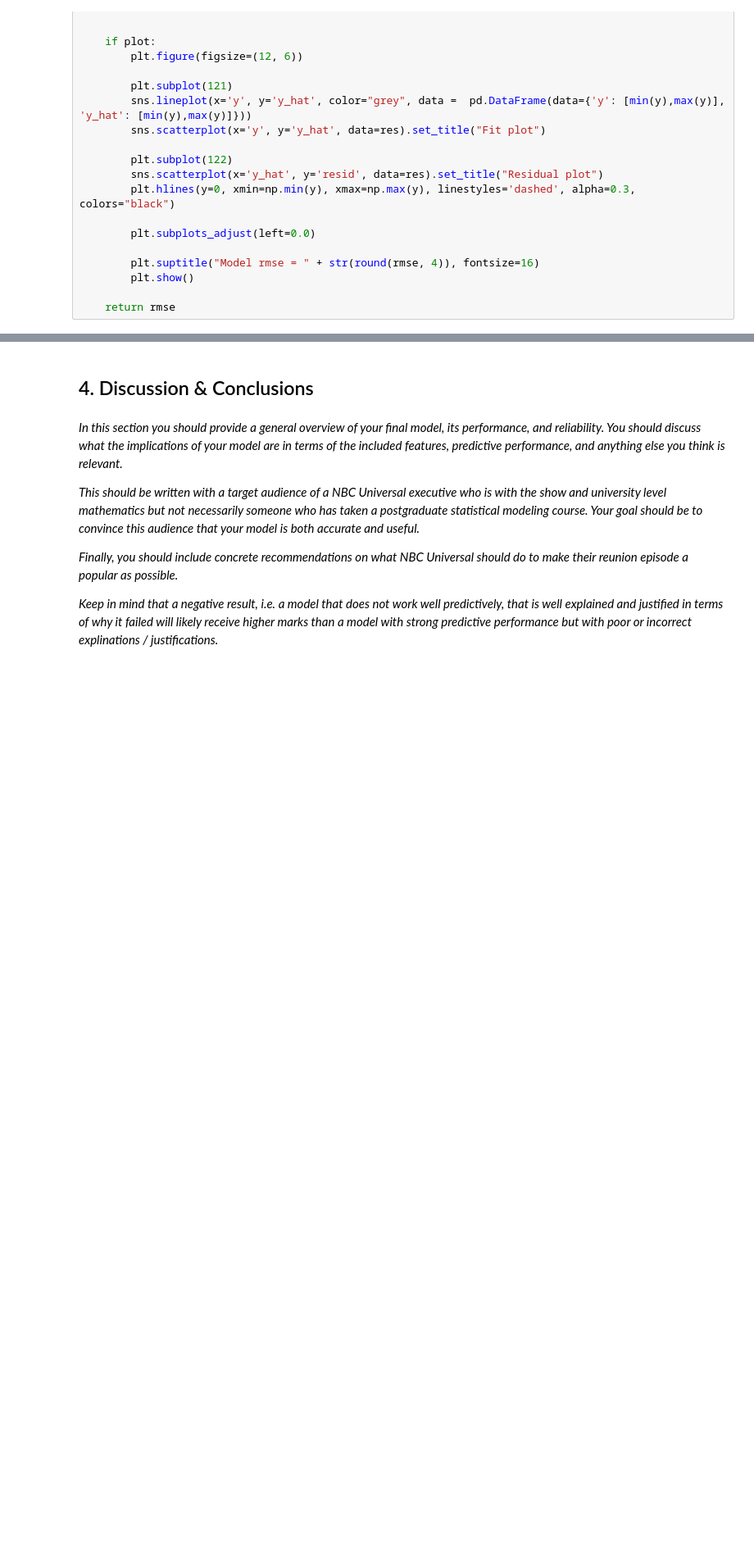
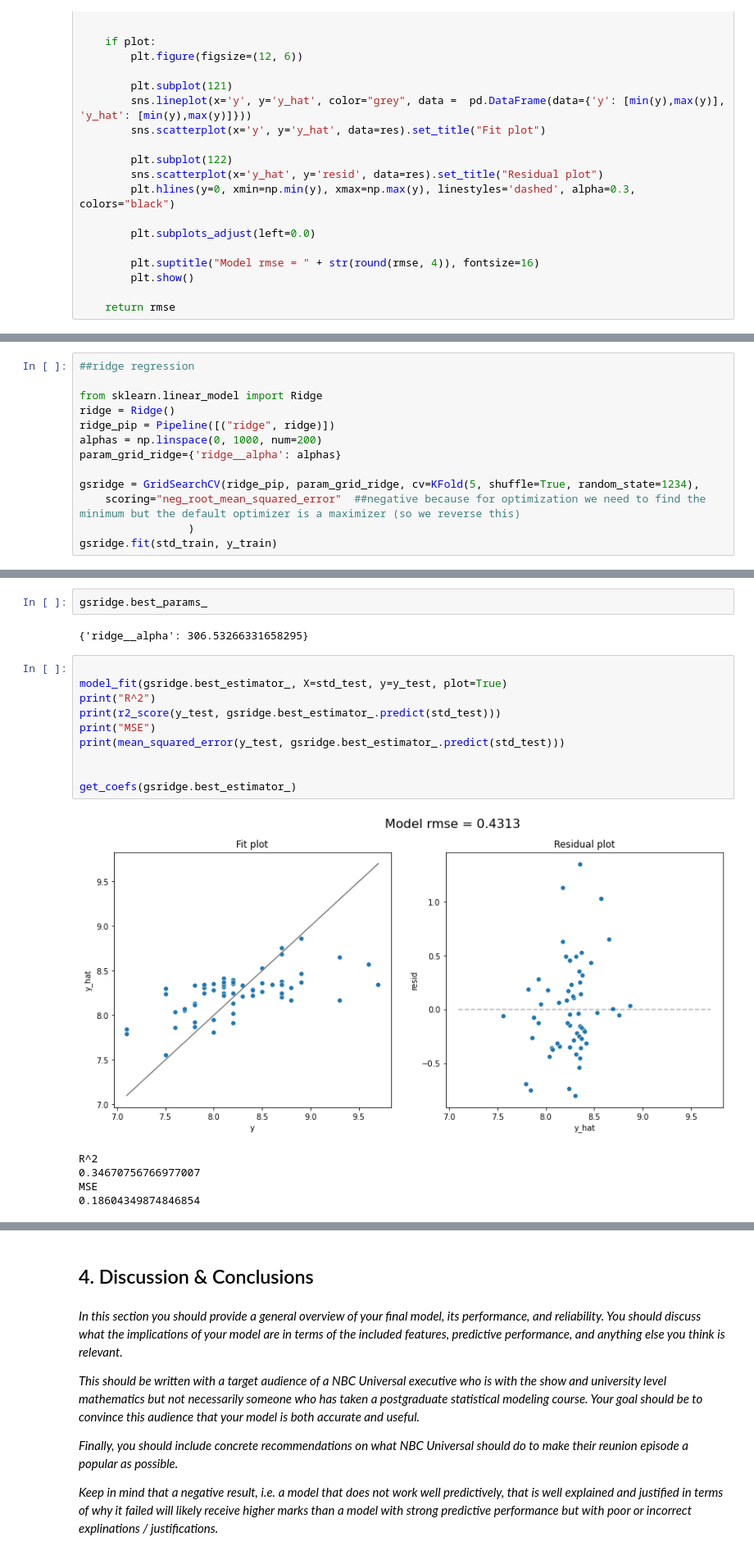
Before and after one commit to anoushka632/mlp-proj1, a Jupyter notebook: Jonathan/MLPProj1_NotebookV2.ipynb, the cells around one changed output, grey strips where cells are left out. Shown at 82% size. Drawn from its saved outputs; the diff is of its cells as text; blank space fills up the shorter version.

```diff
--- a/Jonathan/MLPProj1_NotebookV2.ipynb
+++ b/Jonathan/MLPProj1_NotebookV2.ipynb
@@ -585,0 +768,13 @@ array([[<AxesSubplot:title={'center':'phyllis_perc'}>,
+# %%
+##ridge regression
+
+from sklearn.linear_model import Ridge
+ridge = Ridge()
+ridge_pip = Pipeline([("ridge", ridge)])
+alphas = np.linspace(0, 1000, num=200)
+param_grid_ridge={'ridge__alpha': alphas}
+
+gsridge = GridSearchCV(ridge_pip, param_grid_ridge, cv=KFold(5, shuffle=True, random_state=1234),
+    scoring="neg_root_mean_squared_error"  ##negative because for optimization we need to find the minimum but the default optimizer is a maximizer (so we reverse this)
+                 )
+gsridge.fit(std_train, y_train)
@@ -585,0 +797,20 @@ array([[<AxesSubplot:title={'center':'phyllis_perc'}>,
+# %%
+gsridge.best_params_
+# %% [output]
+{'ridge__alpha': 306.53266331658295}
+# %%
+
+model_fit(gsridge.best_estimator_, X=std_test, y=y_test, plot=True)
+print("R^2")
+print(r2_score(y_test, gsridge.best_estimator_.predict(std_test)))
+print("MSE")
+print(mean_squared_error(y_test, gsridge.best_estimator_.predict(std_test)))
+
+
+get_coefs(gsridge.best_estimator_)
+# %% [output]
+[figure, added]
+R^2
+0.34670756766977007
+MSE
+0.18604349874846854
```
Also changed, not shown: parts of 29 cells of this notebook.
